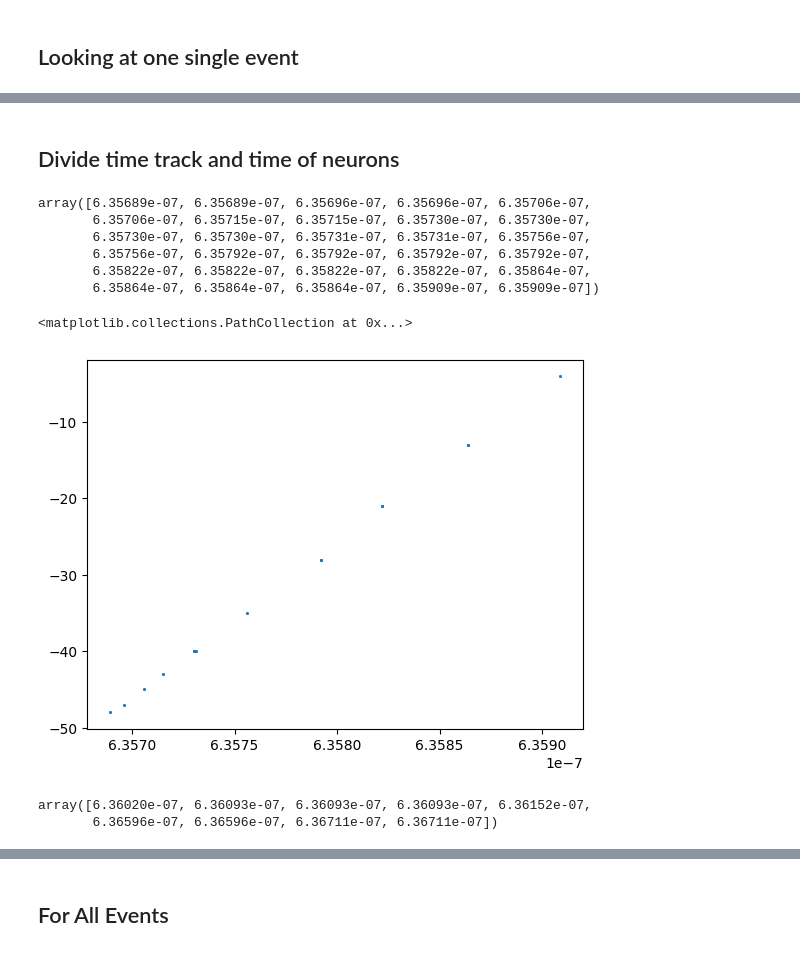
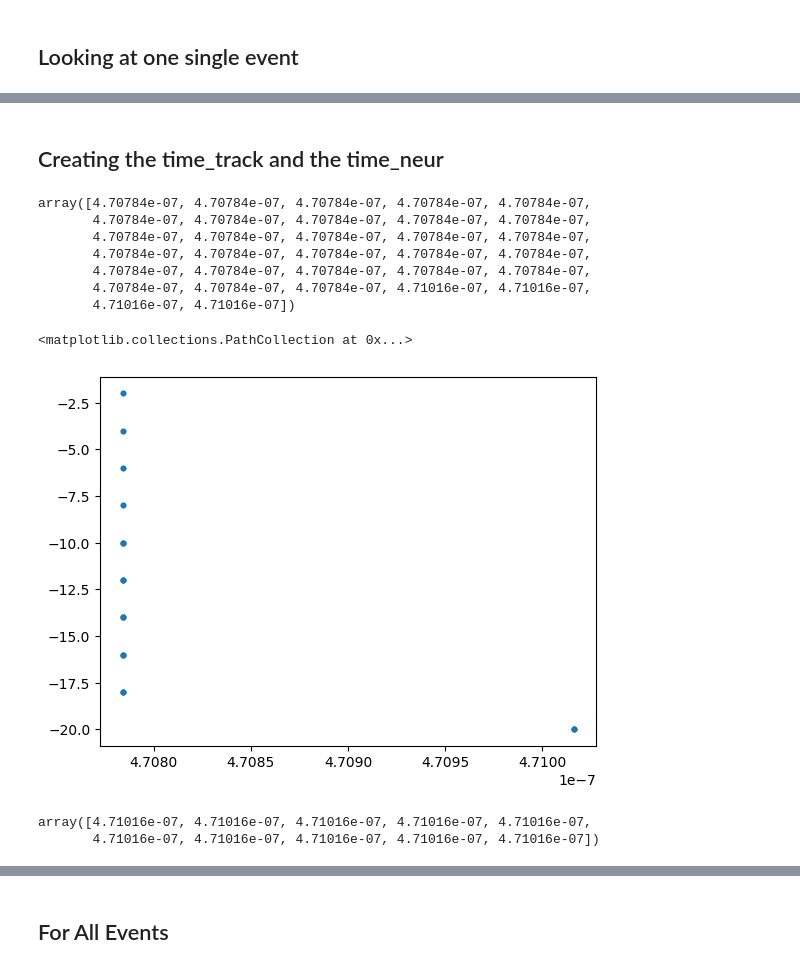
Before and after one commit to Fabiocufino/CMS-SpikingNeuralNetwork, a Jupyter notebook: Code/KNN.ipynb, the cells around one changed output, grey strips where cells are left out. Cells and saved outputs as stored; diff of their text form; code cells hidden in the pictures.

```diff
--- a/Code/KNN.ipynb
+++ b/Code/KNN.ipynb
@@ -21,0 +6,4 @@ data_pd.describe()
+# %%
+data_pd = pd.read_csv('/Users/Fabio/Desktop/CMS-SpikingNeuralNetwork/Code/NL0=30_NL1=30_NCl=6_CF01=0.80_CFI0=0.80_CFI1=0.80_alfa=1.00_output.csv') #NEW WORKs
+# data_pd = pd.read_csv("NL0=20_NL1=20_NCl=6_CF01=1.00_CFI0=1.00_CFI1=1.00_alfa=0.90_output.csv") #OLD WORKS
+data_pd.describe()
@@ -25,0 +30,3 @@ for col in data_pd.columns:
+# %%
+#moltiply data['Stream'] by -1 if it a track (data['id'] == 1)
+data['Stream'] = np.where(data['ID'] == 1, -1*data['Stream'], data['Stream'])
@@ -26,6 +53,6 @@ for col in data_pd.columns:
 # %% [markdown]
 ## Looking at one single event
 # %%
-N_EV = np.unique(data['Event'][data['Pclass'] == 5])[4]
+N_EV = np.unique(data['Event'][data['Pclass'] == 5])[-11]
 N_EV
 # %% [output]
@@ -61,24 +67,25 @@ plt.axhline(0, c = 'r')
-# %% [markdown]
-## Divide time track and time of neurons
+# %% [markdown]
+## Creating the time_track and the time_neur
 # %%
 t_track = ev1['Time'][ev1['ID'] == 1]
 t_track
 # %% [output]
-array([6.35689e-07, 6.35689e-07, 6.35696e-07, 6.35696e-07, 6.35706e-07,
-       6.35706e-07, 6.35715e-07, 6.35715e-07, 6.35730e-07, 6.35730e-07,
-       6.35730e-07, 6.35730e-07, 6.35731e-07, 6.35731e-07, 6.35756e-07,
-       6.35756e-07, 6.35792e-07, 6.35792e-07, 6.35792e-07, 6.35792e-07,
-       6.35822e-07, 6.35822e-07, 6.35822e-07, 6.35822e-07, 6.35864e-07,
-       6.35864e-07, 6.35864e-07, 6.35864e-07, 6.35909e-07, 6.35909e-07])
+array([4.70784e-07, 4.70784e-07, 4.70784e-07, 4.70784e-07, 4.70784e-07,
+       4.70784e-07, 4.70784e-07, 4.70784e-07, 4.70784e-07, 4.70784e-07,
+       4.70784e-07, 4.70784e-07, 4.70784e-07, 4.70784e-07, 4.70784e-07,
+       4.70784e-07, 4.70784e-07, 4.70784e-07, 4.70784e-07, 4.70784e-07,
+       4.70784e-07, 4.70784e-07, 4.70784e-07, 4.70784e-07, 4.70784e-07,
+       4.70784e-07, 4.70784e-07, 4.70784e-07, 4.71016e-07, 4.71016e-07,
+       4.71016e-07, 4.71016e-07])
 # %%
 #plot the track of a single particle
-plt.scatter(t_track, ev1['Stream'][ev1['ID'] == 1], s=1)
+plt.scatter(t_track, ev1['Stream'][ev1['ID'] == 1], s=10)
 # %% [output]
 <matplotlib.collections.PathCollection at 0x...>
-[figure, old version]
+[figure, new version]
 # %%
 t_neur = ev1['Time'][ev1['ID'] == 2]
 t_neur
 # %% [output]
-array([6.36020e-07, 6.36093e-07, 6.36093e-07, 6.36093e-07, 6.36152e-07,
-       6.36596e-07, 6.36596e-07, 6.36711e-07, 6.36711e-07])
+array([4.71016e-07, 4.71016e-07, 4.71016e-07, 4.71016e-07, 4.71016e-07,
+       4.71016e-07, 4.71016e-07, 4.71016e-07, 4.71016e-07, 4.71016e-07])
```
Also changed, not shown: parts of 27 cells of this notebook, 7 other files.
